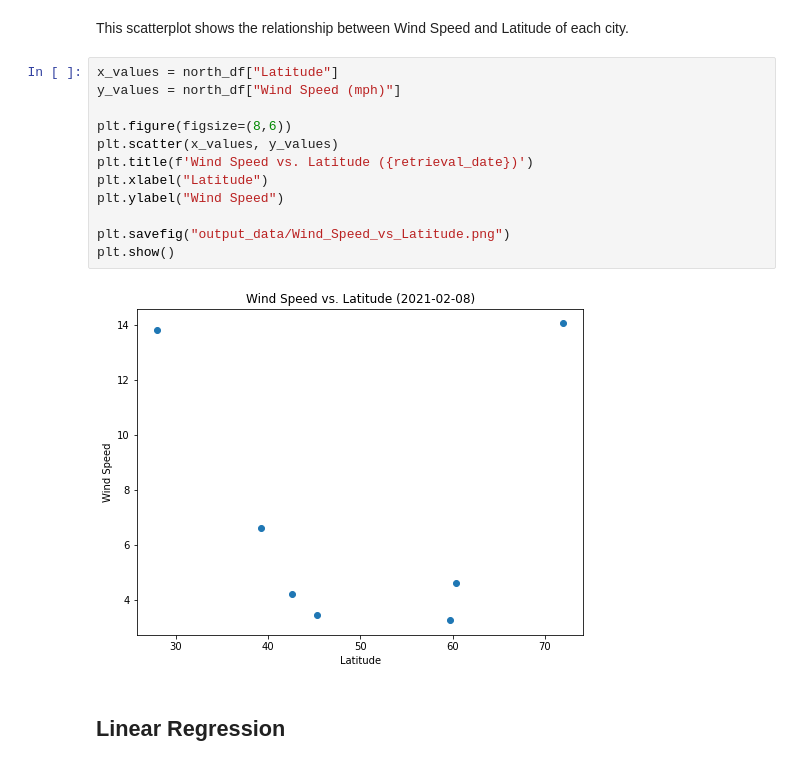
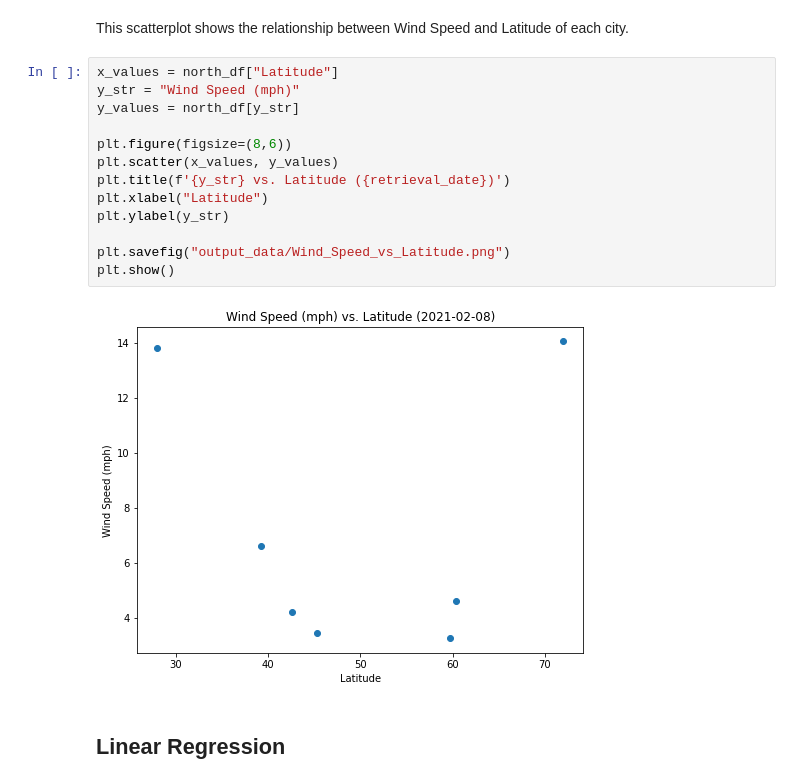
Before and after one commit to drbernal47/python-api-challenge, a Jupyter notebook: WeatherPy/WeatherPy.ipynb, the cells around one changed output. Cells and saved outputs as stored; diff of their text form.

```diff
--- a/WeatherPy/WeatherPy.ipynb
+++ b/WeatherPy/WeatherPy.ipynb
@@ -191,18 +194,19 @@ plt.show()
 This scatterplot shows the relationship between Wind Speed and Latitude of each city.
 # %%
 x_values = north_df["Latitude"]
-y_values = north_df["Wind Speed (mph)"]
+y_str = "Wind Speed (mph)"
+y_values = north_df[y_str]
 
 plt.figure(figsize=(8,6))
 plt.scatter(x_values, y_values)
-plt.title(f'Wind Speed vs. Latitude ({retrieval_date})')
+plt.title(f'{y_str} vs. Latitude ({retrieval_date})')
 plt.xlabel("Latitude")
-plt.ylabel("Wind Speed")
+plt.ylabel(y_str)
 
 plt.savefig("output_data/Wind_Speed_vs_Latitude.png")
 plt.show()
 # %% [output]
-[figure, old version]
+[figure, new version]
 # %% [markdown]
 ## Linear Regression
 # %% [markdown]
```
Also changed, not shown: parts of 21 cells of this notebook, 11 other files.
